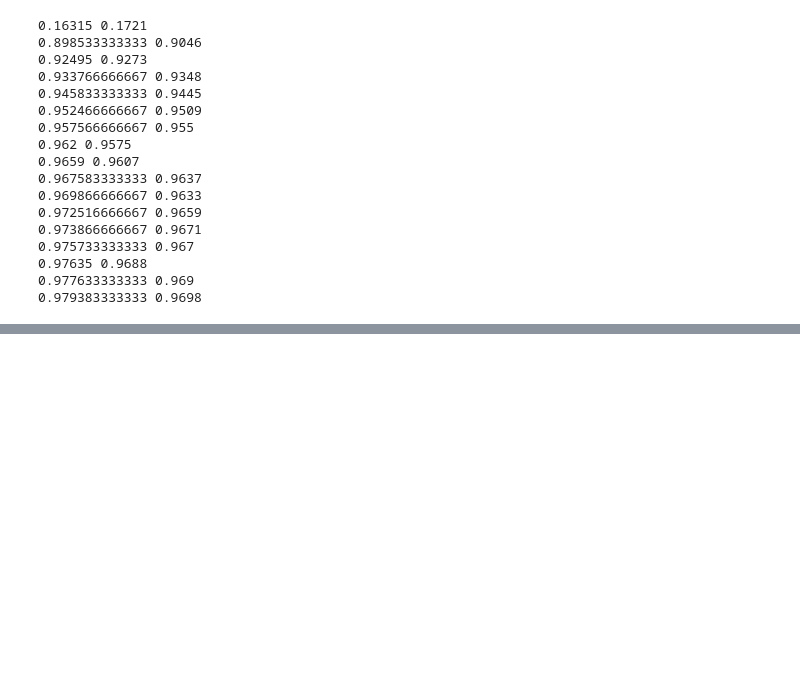
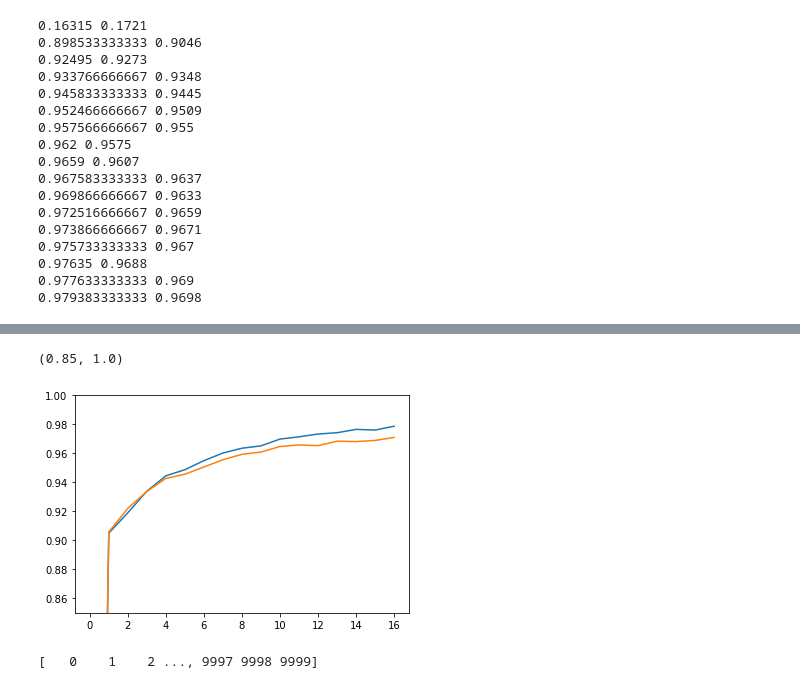
Before and after one commit to jjuya/Deep-learning-from-scratch-master, a Jupyter notebook: CH05_역전파 알고리즘(Backpropagation).ipynb, the cells around one changed output, grey strips where cells are left out. Drawn from its saved outputs; the diff is of its cells as text; code cells hidden in the pictures; blank space fills up the shorter version.

```diff
--- a/CH05_역전파 알고리즘(Backpropagation).ipynb
+++ b/CH05_역전파 알고리즘(Backpropagation).ipynb
@@ -806,0 +851,12 @@ for i in range(iters_num):
+# %%
+plt.plot(x, train_neuralnet.train_acc_list)
+plt.plot(x, train_neuralnet.test_acc_list)
+plt.ylim([0.85, 1.0])
+# %% [output]
+(0.85, 1.0)
+[figure, added]
+# %%
+x = np.arange(len(train_neuralnet.train_loss_list))
+print(x)
+# %% [output]
+[   0    1    2 ..., 9997 9998 9999]
```
Also changed, not shown: parts of 10 cells of this notebook, 1 other file.
